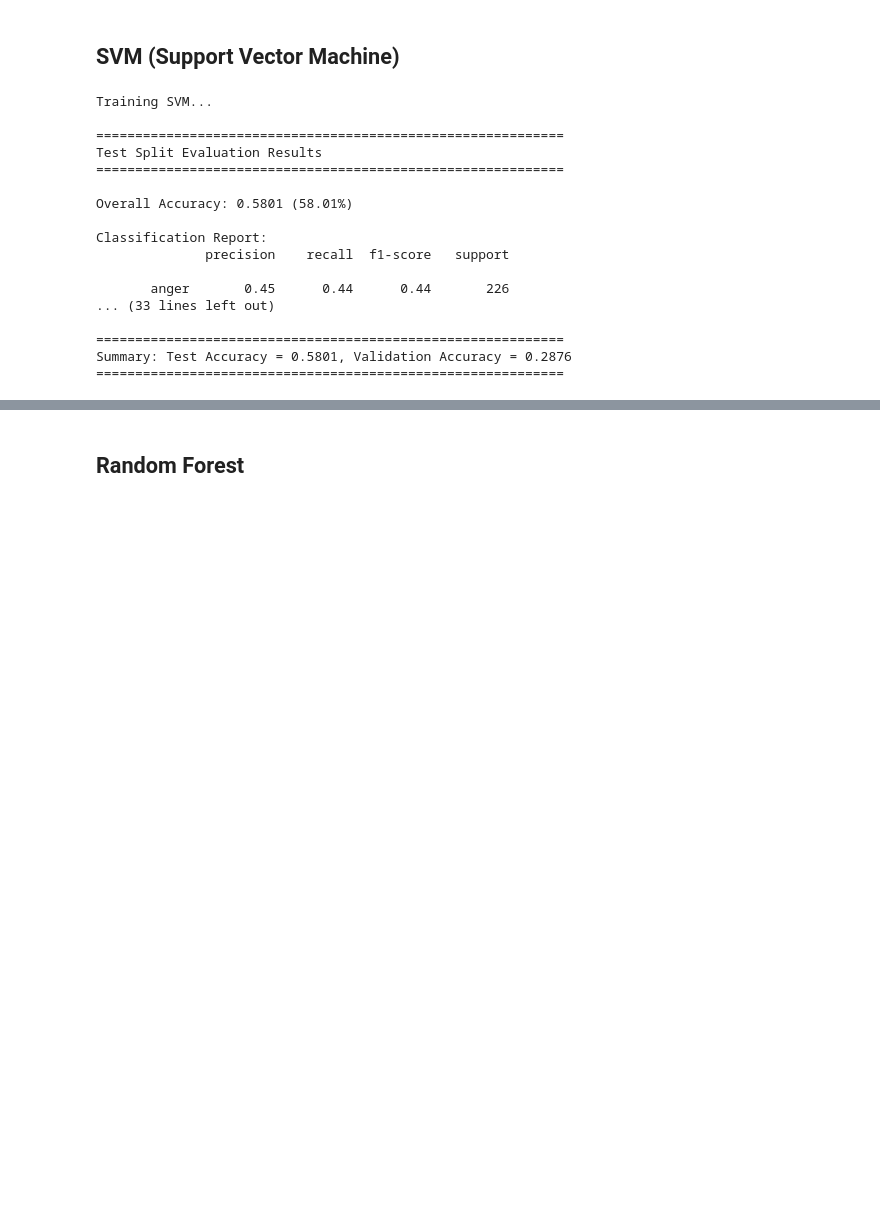
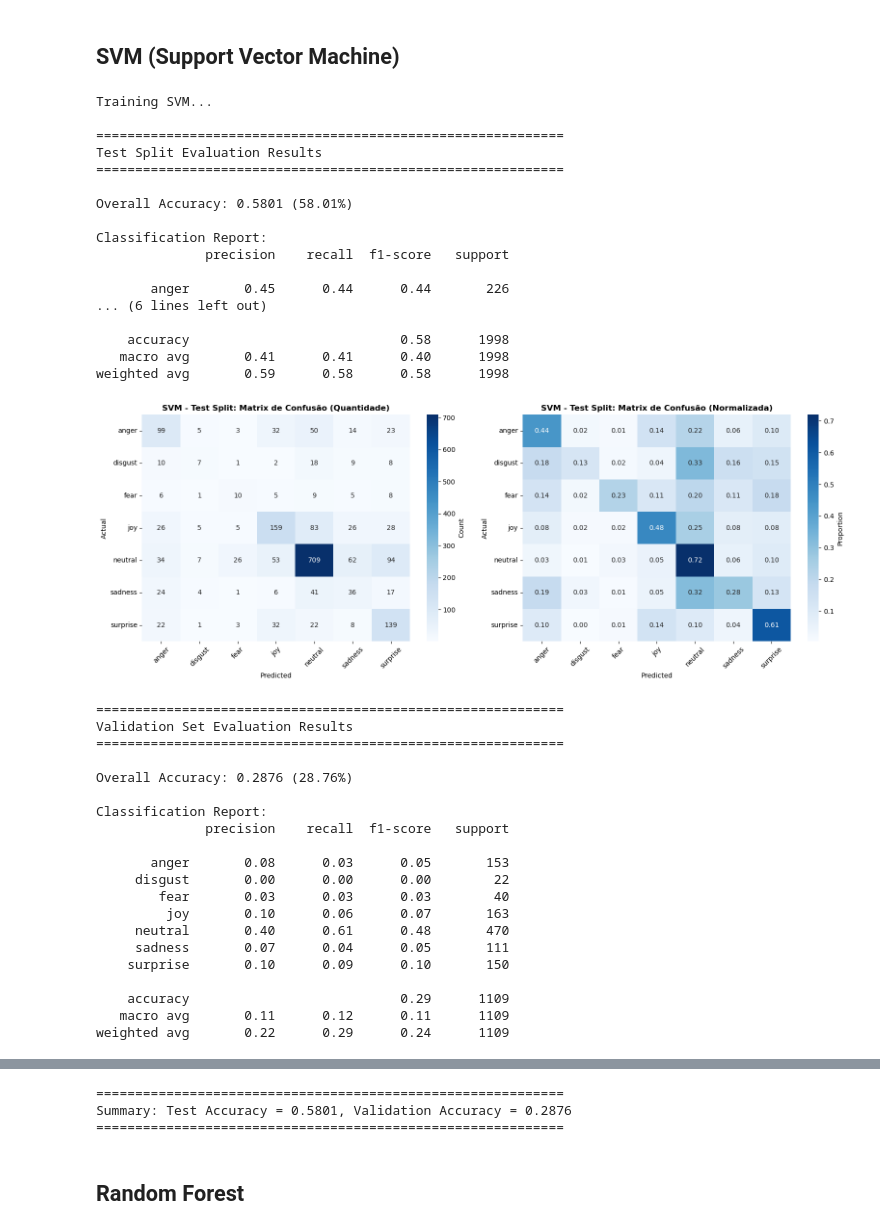
Before and after one commit to PedroVNasc/CCD-2025, a Jupyter notebook: C3/C3_Final.ipynb, the cells around one changed output, grey strips where cells are left out. Drawn from its saved outputs; the diff is of its cells as text; code cells hidden in the pictures; blank space fills up the shorter version.

```diff
--- a/C3/C3_Final.ipynb
+++ b/C3/C3_Final.ipynb
@@ -210,38 +263,57 @@ clf = SVC(
     class_weight=cfg["model"]["class_weight"],
     random_state=cfg["training"]["seed"]
 )
 
 print("Training SVM...")
 clf.fit(Xtr, ytr)
 
-# Evaluate on test split
 pred_test = clf.predict(Xte)
 emotion_names = train_df["emotion"].astype("category").cat.categories
-test_acc = evaluate_model(yte, pred_test, emotion_names, "Test Split")
+test_acc = evaluate_model(yte, pred_test, emotion_names, "Test Split", model_name="SVM")
 
-# Evaluate on validation set
 X_val, y_val = load_embeddings(val_df, cfg, normalize=cfg["training"].get("normalize", False))
 pred_val = clf.predict(X_val)
-val_acc = evaluate_model(y_val, pred_val, val_df["emotion"].astype("category").cat.categories, "Validation Set")
+val_acc = evaluate_model(y_val, pred_val, val_df["emotion"].astype("category").cat.categories, "Validation Set", model_name="SVM")
 
 print(f"\n{'='*60}")
 print(f"Summary: Test Accuracy = {test_acc:.4f}, Validation Accuracy = {val_acc:.4f}")
 print(f"{'='*60}")
 # %% [output]
 Training SVM...
 
 ============================================================
 Test Split Evaluation Results
 ============================================================
 
 Overall Accuracy: 0.5801 (58.01%)
 
 Classification Report:
               precision    recall  f1-score   support
 
        anger       0.45      0.44      0.44       226
-... (33 lines left out)
+... (6 lines left out)
 
-============================================================
-Summary: Test Accuracy = 0.5801, Validation Accuracy = 0.2876
-============================================================
+    accuracy                           0.58      1998
+   macro avg       0.41      0.41      0.40      1998
+weighted avg       0.59      0.58      0.58      1998
+[figure, added]
+============================================================
+Validation Set Evaluation Results
+============================================================
+
+Overall Accuracy: 0.2876 (28.76%)
+
+Classification Report:
+              precision    recall  f1-score   support
+
+       anger       0.08      0.03      0.05       153
+     disgust       0.00      0.00      0.00        22
+        fear       0.03      0.03      0.03        40
+         joy       0.10      0.06      0.07       163
+     neutral       0.40      0.61      0.48       470
+     sadness       0.07      0.04      0.05       111
+    surprise       0.10      0.09      0.10       150
+
+    accuracy                           0.29      1109
+   macro avg       0.11      0.12      0.11      1109
+weighted avg       0.22      0.29      0.24      1109
@@ -248,3 +321,6 @@ Summary: Test Accuracy = 0.5801, Validation Accuracy = 0.2876
+============================================================
+Summary: Test Accuracy = 0.5801, Validation Accuracy = 0.2876
+============================================================
 # %% [markdown]
 ## Random Forest
 # %%
```
Also changed, not shown: parts of 18 cells of this notebook, 1 other file.
